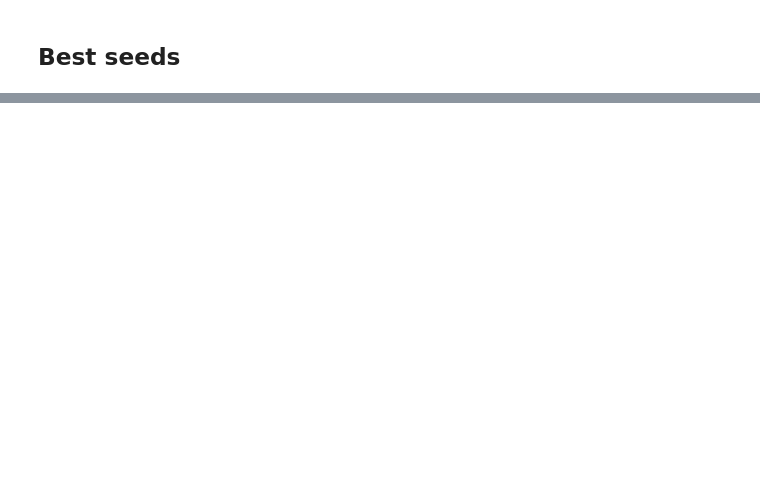
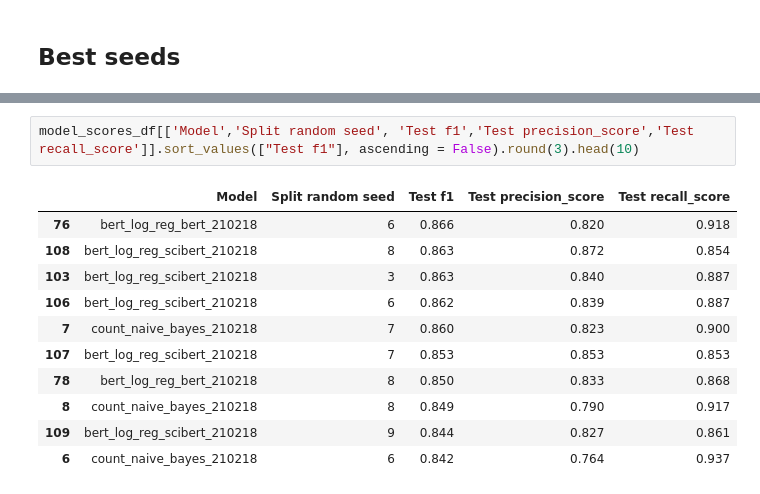
Before and after one commit to wellcometrust/nutrition-labels, a Jupyter notebook: notebooks/Seed variability.ipynb, the cells around one changed output, grey strips where cells are left out. Saved outputs shown, nothing was run; the diff lists cells and outputs as text; blank space fills up the shorter version.

```diff
--- a/notebooks/Seed variability.ipynb
+++ b/notebooks/Seed variability.ipynb
@@ -129,0 +183,14 @@ Int64Index([4, 8, 7, 9, 0, 2, 1, 6, 3, 5], dtype='int64', name='Split random see
+# %%
+model_scores_df[['Model','Split random seed', 'Test f1','Test precision_score','Test recall_score']].sort_values(["Test f1"], ascending = False).round(3).head(10)
+# %% [output]
+|  | Model | Split random seed | Test f1 | Test precision_score | Test recall_score |
+| 76 | bert_log_reg_bert_210218 | 6 | 0.866 | 0.820 | 0.918 |
+| 108 | bert_log_reg_scibert_210218 | 8 | 0.863 | 0.872 | 0.854 |
+| 103 | bert_log_reg_scibert_210218 | 3 | 0.863 | 0.840 | 0.887 |
+| 106 | bert_log_reg_scibert_210218 | 6 | 0.862 | 0.839 | 0.887 |
+| 7 | count_naive_bayes_210218 | 7 | 0.860 | 0.823 | 0.900 |
+| 107 | bert_log_reg_scibert_210218 | 7 | 0.853 | 0.853 | 0.853 |
+| 78 | bert_log_reg_bert_210218 | 8 | 0.850 | 0.833 | 0.868 |
+| 8 | count_naive_bayes_210218 | 8 | 0.849 | 0.790 | 0.917 |
+| 109 | bert_log_reg_scibert_210218 | 9 | 0.844 | 0.827 | 0.861 |
+| 6 | count_naive_bayes_210218 | 6 | 0.842 | 0.764 | 0.937 |
```
Also changed, not shown: parts of 15 cells of this notebook.
